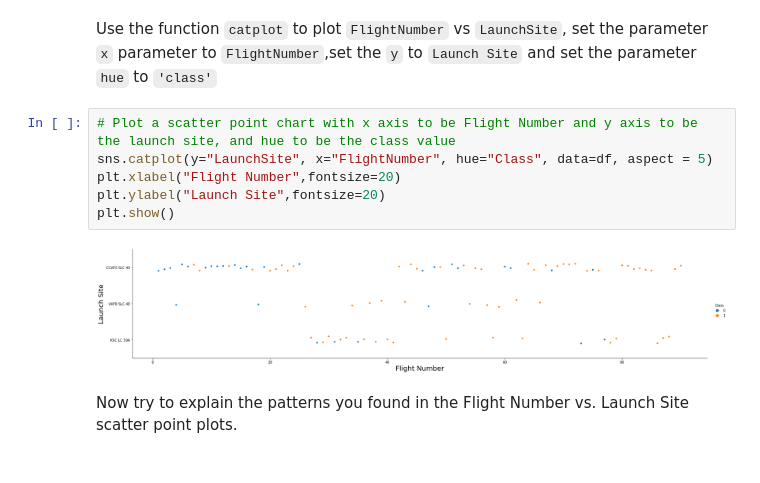
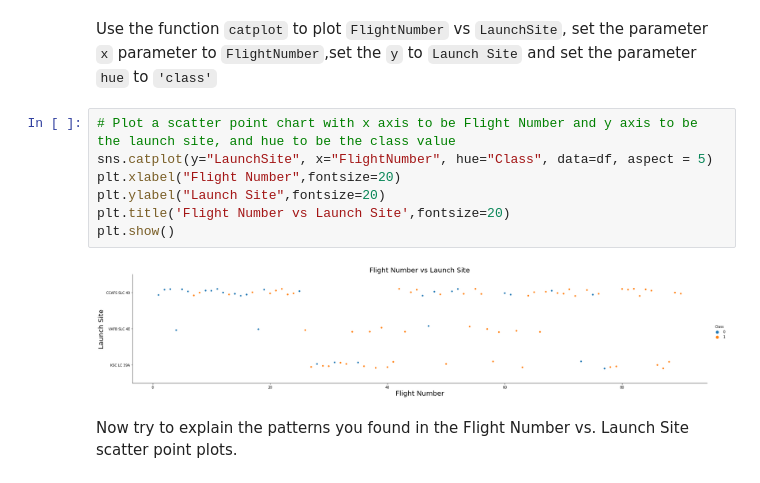
Before and after one commit to rsegovia97/DS-ML-Capstone, a Jupyter notebook: EDA with Visualization lab.ipynb, the cells around one changed output. Drawn from its saved outputs; the diff is of its cells as text.

```diff
--- a/EDA with Visualization lab.ipynb
+++ b/EDA with Visualization lab.ipynb
@@ -85,11 +85,12 @@ Use the function <code>catplot</code> to plot <code>FlightNumber</code> vs <code
 # %%
 # Plot a scatter point chart with x axis to be Flight Number and y axis to be the launch site, and hue to be the class value
 sns.catplot(y="LaunchSite", x="FlightNumber", hue="Class", data=df, aspect = 5)
 plt.xlabel("Flight Number",fontsize=20)
 plt.ylabel("Launch Site",fontsize=20)
+plt.title('Flight Number vs Launch Site',fontsize=20)
 plt.show()
 # %% [output]
-[figure, old version]
+[figure, new version]
 # %% [markdown]
 Now try to explain the patterns you found in the Flight Number vs. Launch Site scatter point plots.
 # %% [markdown]
```
